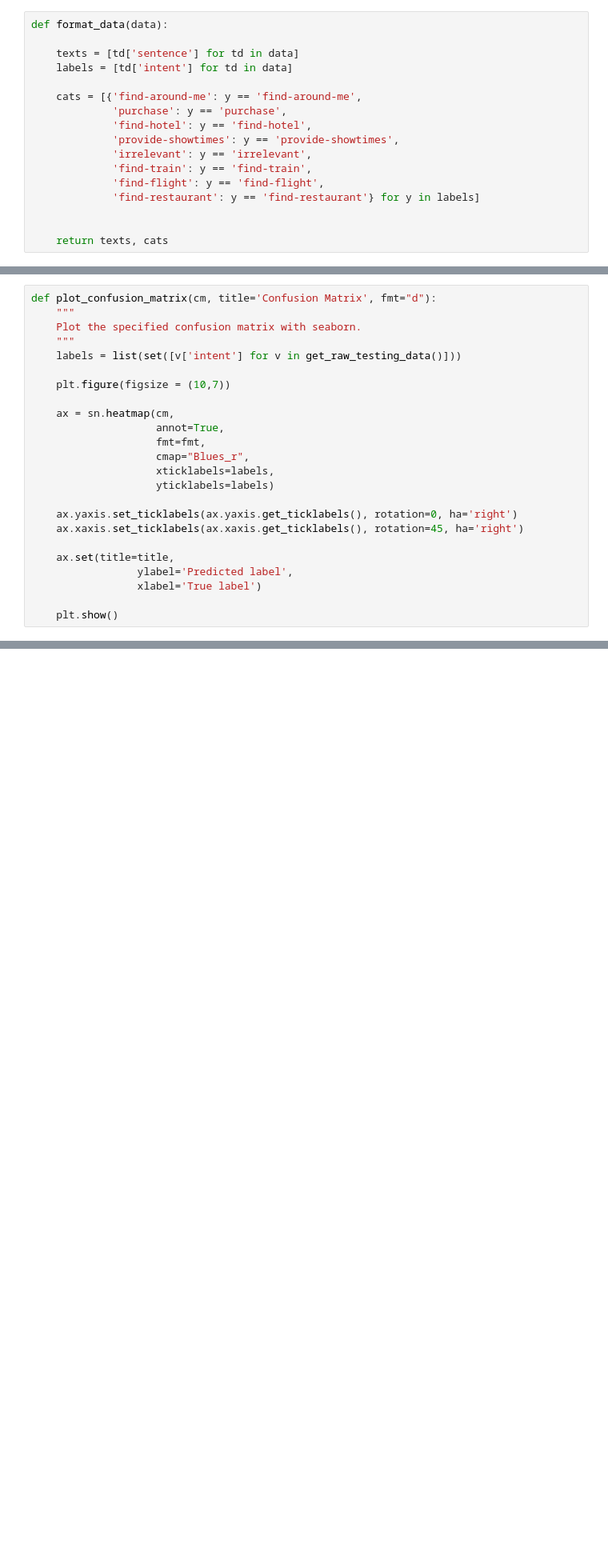
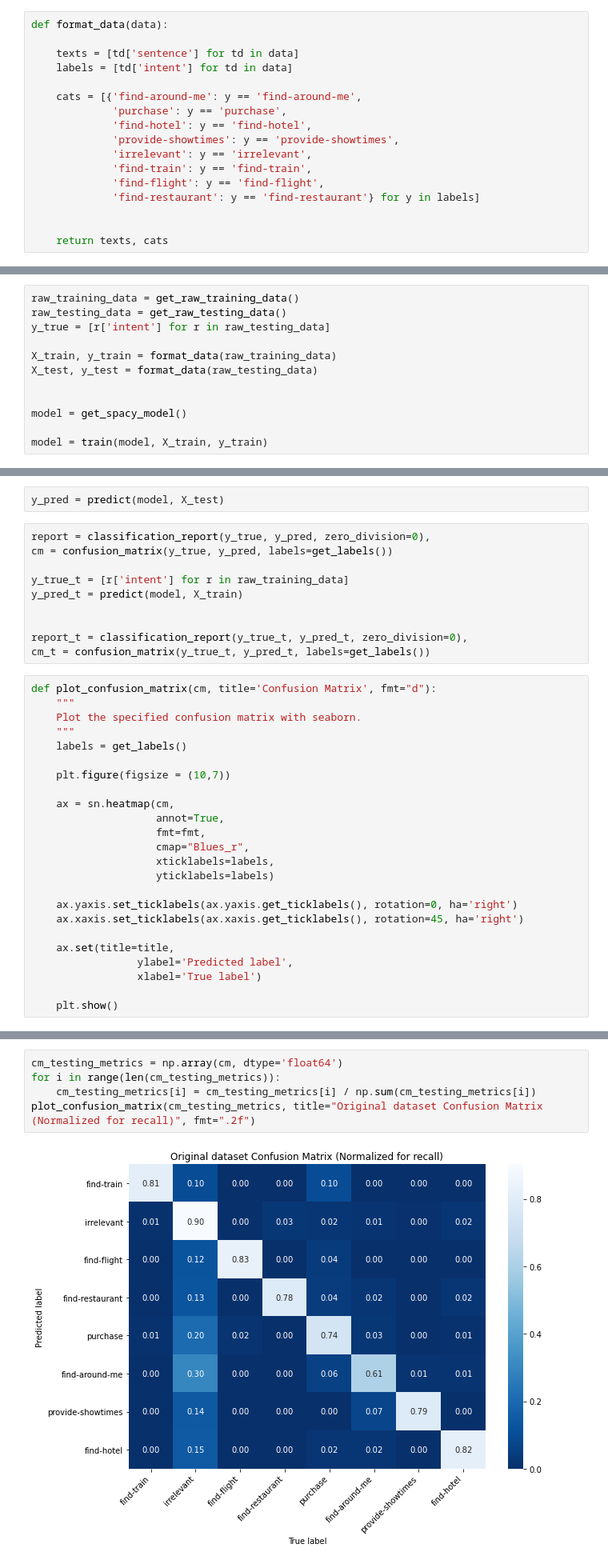
Before and after one commit to Theomat/software-engineering-enseirb-2020, a Jupyter notebook: exercise3/main.ipynb, the cells around one changed output, grey strips where cells are left out. Shown at 80% size. Drawn from its saved outputs; the diff is of its cells as text; blank space fills up the shorter version.

```diff
--- a/exercise3/main.ipynb
+++ b/exercise3/main.ipynb
@@ -181,0 +121,12 @@ cm = confusion_matrix(y_true, y_pred, labels=labels)
+# %%
+raw_training_data = get_raw_training_data()
+raw_testing_data = get_raw_testing_data()
+y_true = [r['intent'] for r in raw_testing_data]
+
+X_train, y_train = format_data(raw_training_data)
+X_test, y_test = format_data(raw_testing_data)
+
+
+model = get_spacy_model()
+
+model = train(model, X_train, y_train)
@@ -182,9 +145,21 @@ cm = confusion_matrix(y_true, y_pred, labels=labels)
+# %%
+y_pred = predict(model, X_test)
+# %%
+report = classification_report(y_true, y_pred, zero_division=0),
+cm = confusion_matrix(y_true, y_pred, labels=get_labels())
+
+y_true_t = [r['intent'] for r in raw_training_data]
+y_pred_t = predict(model, X_train)
+
+
+report_t = classification_report(y_true_t, y_pred_t, zero_division=0),
+cm_t = confusion_matrix(y_true_t, y_pred_t, labels=get_labels())
 # %%
 def plot_confusion_matrix(cm, title='Confusion Matrix', fmt="d"):
     """
     Plot the specified confusion matrix with seaborn.
     """
-    labels = list(set([v['intent'] for v in get_raw_testing_data()]))
+    labels = get_labels()
 
     plt.figure(figsize = (10,7))
 
@@ -222,0 +198,7 @@ provide-showtimes       0.89      0.57      0.70        14
+# %%
+cm_testing_metrics = np.array(cm, dtype='float64')
+for i in range(len(cm_testing_metrics)):
+    cm_testing_metrics[i] = cm_testing_metrics[i] / np.sum(cm_testing_metrics[i])
+plot_confusion_matrix(cm_testing_metrics, title="Original dataset Confusion Matrix (Normalized for recall)", fmt=".2f")
+# %% [output]
+[figure, added]
```
Also changed, not shown: parts of 18 cells of this notebook.
